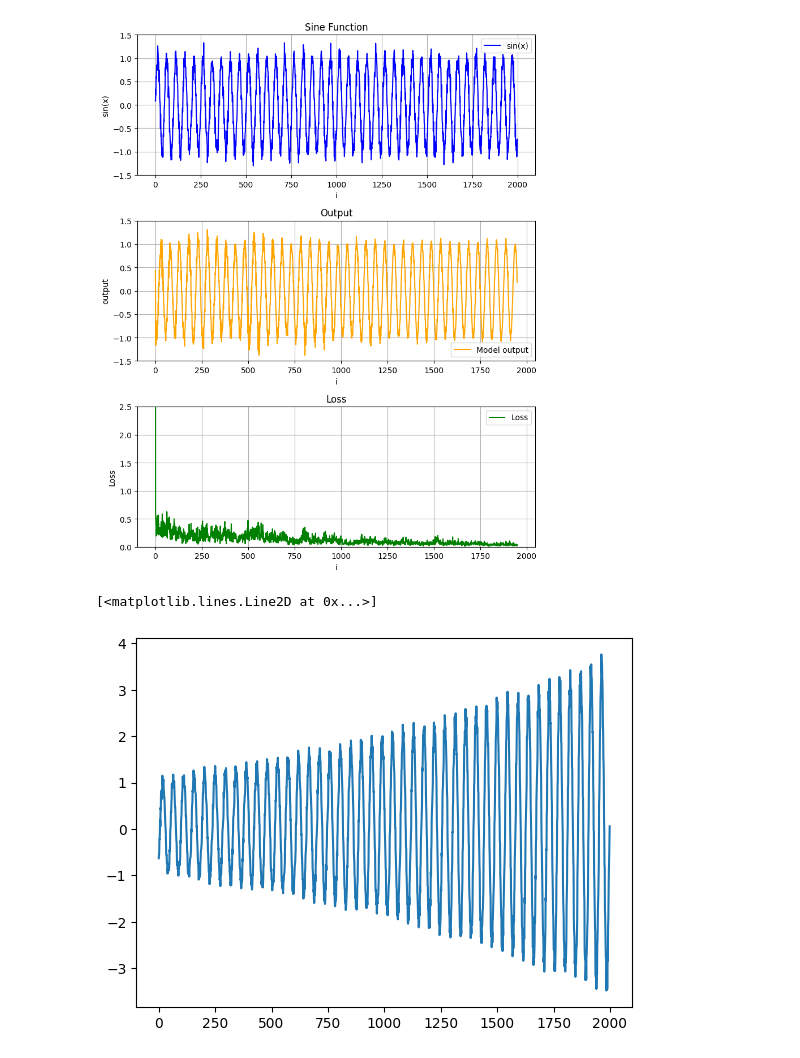
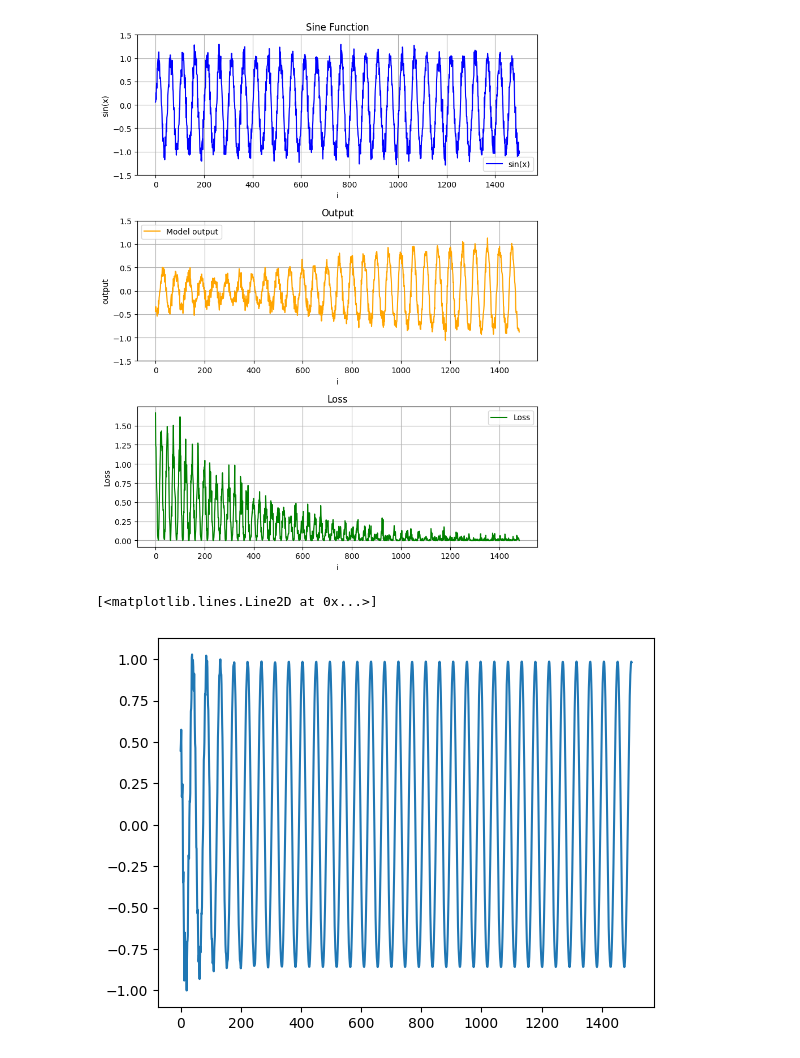
Before and after one commit to PurabIsMe/AIStuff, a Jupyter notebook: fuckaroundandfindout.ipynb, the cells around one changed output. Drawn from its saved outputs; the diff is of its cells as text; code cells hidden in the pictures.

```diff
--- a/fuckaroundandfindout.ipynb
+++ b/fuckaroundandfindout.ipynb
@@ -39,9 +1,12 @@ class WavePredictor(nn.Module):
 # %%
-sequence_size = 32
-steps = 2000
-output_size = 16
+import ssm
+import torch
 
-b = SSM(sequence_size=sequence_size, hidden_size=64, output_size=output_size)
+sequence_size = 16
+steps = 1500
+output_size = 1
+
+b = ssm.SSM(sequence_size=sequence_size, hidden_size=16, output_size=output_size)
 
 def create_training_set(samples_per_freq, frequencies, noise_mag = .125):
     s = torch.zeros(1)
@@ -58,9 +23,10 @@ def create_training_set(samples_per_freq, frequencies, noise_mag = .125):
 freq = 8
 samples = torch.sin(torch.linspace(start=0, end=steps/freq, steps=steps, dtype=torch.float32)) + torch.randn(steps) * torch.tensor([.125])
 sine = torch.sin(torch.linspace(start=0, end=steps/freq, steps=steps, dtype=torch.float32))
-optimizer = torch.optim.SGD(b.parameters(), lr = 0.01)
+optimizer = torch.optim.Adam(b.parameters(), lr = 1e-4)
 losses = []
 output = []
+
 for i in range(steps - (sequence_size + output_size + 1)):
     b.zero_grad()
     x = samples[i: i+ sequence_size]
@@ -96,28 +62,27 @@ axs[1].grid()
 axs[2].plot(losses, color='green', label='Loss')
 axs[2].set_title('Loss')
 axs[2].set_xlabel('i')
-axs[2].set_ylabel('Loss')
-axs[2].set_ylim(0, 2.5)  # Limit y-axis to avoid extreme values
+axs[2].set_ylabel('Loss') # Limit y-axis to avoid extreme values
 axs[2].legend()
 axs[2].grid()
 
 plt.tight_layout()
 plt.show()
 # %% [output]
-[figure, old version]
+[figure, new version]
 # %%
 
 b.reset_hidden()
-offset = sequence_size * 5
+offset = 100
 test_x = samples[offset:sequence_size + offset]
 o = []
 for i in range(int(steps/output_size)):
     with torch.no_grad():
         y = b(test_x)
         test_x = torch.cat((test_x[output_size:],y))
         for t in y.tolist():
             o.append(t)
 plt.plot(o)
 # %% [output]
 [<matplotlib.lines.Line2D at 0x...>]
-[figure, old version]
+[figure, new version]
```
Also changed, not shown: parts of 2 cells of this notebook, 6 other files.
